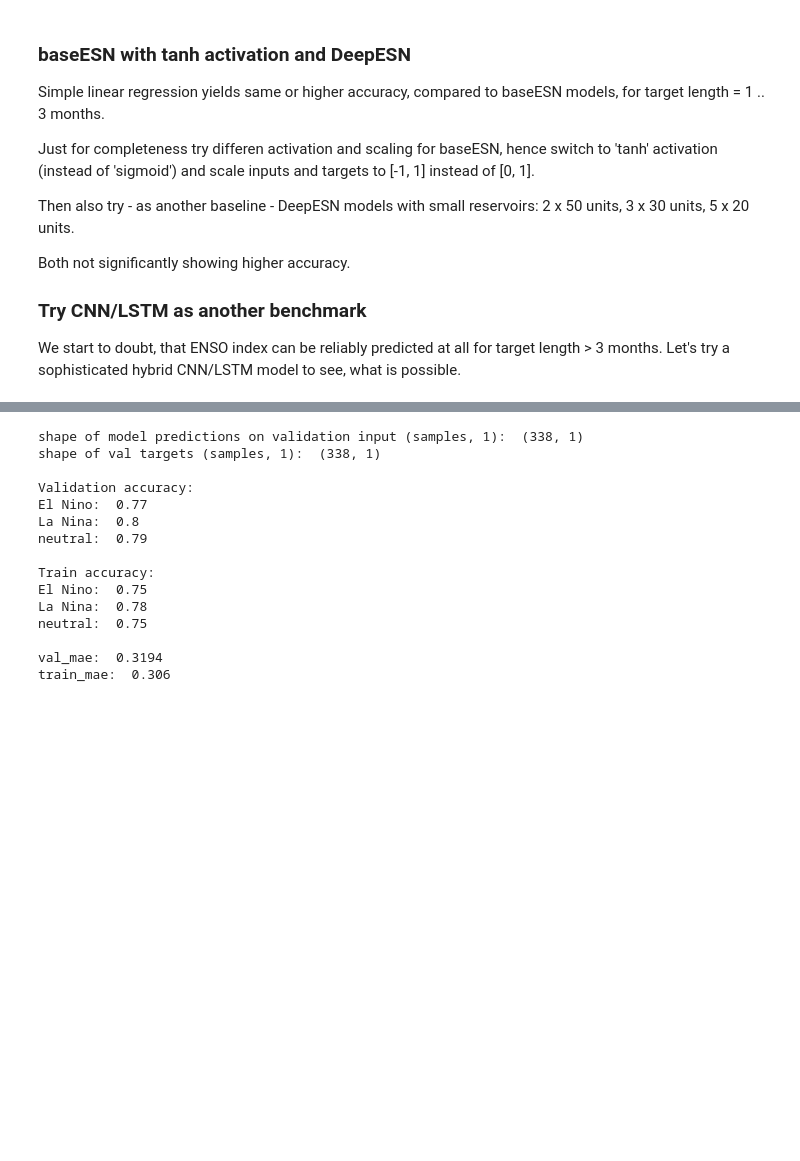
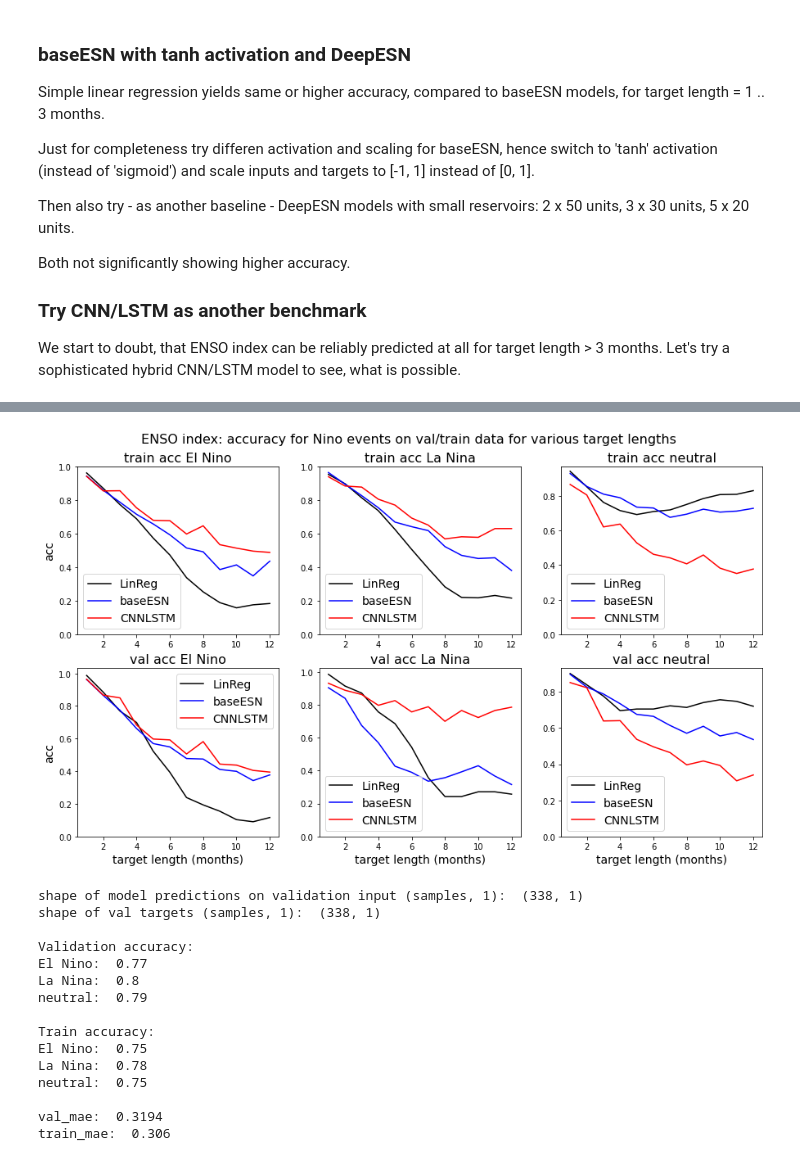
Before and after one commit to MarcoLandtHayen/EchoStateNetworks, a Jupyter notebook: notebooks/ESN_exp06_ENSO.ipynb, the cells around one changed output, grey strips where cells are left out. Cells and saved outputs as stored; diff of their text form; code cells hidden in the pictures; blank space fills up the shorter version.

```diff
--- a/notebooks/ESN_exp06_ENSO.ipynb
+++ b/notebooks/ESN_exp06_ENSO.ipynb
@@ -2562 +2986,60 @@ Epoch 30/30
+# %%
+## Plot mean accuracy for distinct Nino events on train and validation data:
+## Linear Regression, baseESN, CNN/LSTM (classification)
+
+fig, axes = plt.subplots(2, 3, figsize=(15,8))
+
+axes[0,0].plot(np.arange(1, len(target_lengths)+1, 1), accuracy_LinReg_all[:,0], color="k", label="LinReg")
+axes[0,0].plot(np.arange(1, len(target_lengths)+1, 1), accuracy_baseESN_all[:,0], color="b", label="baseESN")
+axes[0,0].plot(np.arange(1, len(target_lengths)+1, 1), accuracy_CNNLSTM_all[:,0], color="r", label="CNNLSTM")
+axes[0,0].set_ylim(bottom=0)
+axes[0,0].set_ylabel("acc", fontsize=14)
+axes[0,0].set_title("train acc El Nino", fontsize=16)
+axes[0,0].legend(fontsize=14)
+
+axes[0,1].plot(np.arange(1, len(target_lengths)+1, 1), accuracy_LinReg_all[:,1], color="k", label="LinReg")
+axes[0,1].plot(np.arange(1, len(target_lengths)+1, 1), accuracy_baseESN_all[:,1], color="b", label="baseESN")
+axes[0,1].plot(np.arange(1, len(target_lengths)+1, 1), accuracy_CNNLSTM_all[:,1], color="r", label="CNNLSTM")
+axes[0,1].set_ylim(bottom=0)
+axes[0,1].set_title("train acc La Nina", fontsize=16)
+axes[0,1].legend(fontsize=14)
+
+axes[0,2].plot(np.arange(1, len(target_lengths)+1, 1), accuracy_LinReg_all[:,2], color="k", label="LinReg")
+axes[0,2].plot(np.arange(1, len(target_lengths)+1, 1), accuracy_baseESN_all[:,2], color="b", label="baseESN")
+axes[0,2].plot(np.arange(1, len(target_lengths)+1, 1), accuracy_CNNLSTM_all[:,2], color="r", label="CNNLSTM")
+axes[0,2].set_ylim(bottom=0)
+axes[0,2].set_title("train acc neutral", fontsize=16)
+axes[0,2].legend(fontsize=14)
+
+axes[1,0].plot(np.arange(1, len(target_lengths)+1, 1), accuracy_LinReg_all[:,3], color="k", label="LinReg")
+axes[1,0].plot(np.arange(1, len(target_lengths)+1, 1), accuracy_baseESN_all[:,3], color="b", label="baseESN")
+axes[1,0].plot(np.arange(1, len(target_lengths)+1, 1), accuracy_CNNLSTM_all[:,3], color="r", label="CNNLSTM")
+axes[1,0].set_ylim(bottom=0)
+axes[1,0].set_xlabel("target length (months)", fontsize=14)
+axes[1,0].set_ylabel("acc", fontsize=14)
+axes[1,0].set_title("val acc El Nino", fontsize=16)
+axes[1,0].legend(fontsize=14)
+
+axes[1,1].plot(np.arange(1, len(target_lengths)+1, 1), accuracy_LinReg_all[:,4], color="k", label="LinReg")
+axes[1,1].plot(np.arange(1, len(target_lengths)+1, 1), accuracy_baseESN_all[:,4], color="b", label="baseESN")
+axes[1,1].plot(np.arange(1, len(target_lengths)+1, 1), accuracy_CNNLSTM_all[:,4], color="r", label="CNNLSTM")
+axes[1,1].set_ylim(bottom=0)
+axes[1,1].set_xlabel("target length (months)", fontsize=14)
+axes[1,1].set_title("val acc La Nina", fontsize=16)
+axes[1,1].legend(fontsize=14)
+
+axes[1,2].plot(np.arange(1, len(target_lengths)+1, 1), accuracy_LinReg_all[:,5], color="k", label="LinReg")
+axes[1,2].plot(np.arange(1, len(target_lengths)+1, 1), accuracy_baseESN_all[:,5], color="b", label="baseESN")
+axes[1,2].plot(np.arange(1, len(target_lengths)+1, 1), accuracy_CNNLSTM_all[:,5], color="r", label="CNNLSTM")
+axes[1,2].set_ylim(bottom=0)
+axes[1,2].set_xlabel("target length (months)", fontsize=14)
+axes[1,2].set_title("val acc neutral", fontsize=16)
+axes[1,2].legend(fontsize=14)
+
+fig.suptitle('ENSO index: accuracy for Nino events on val/train data for various target lengths', fontsize=16)
+fig.subplots_adjust(top=0.91)
+
+plt.show()
+# %% [output]
+[figure, added]
 # %%
```
Also changed, not shown: parts of 15 cells of this notebook, 4 other files.
